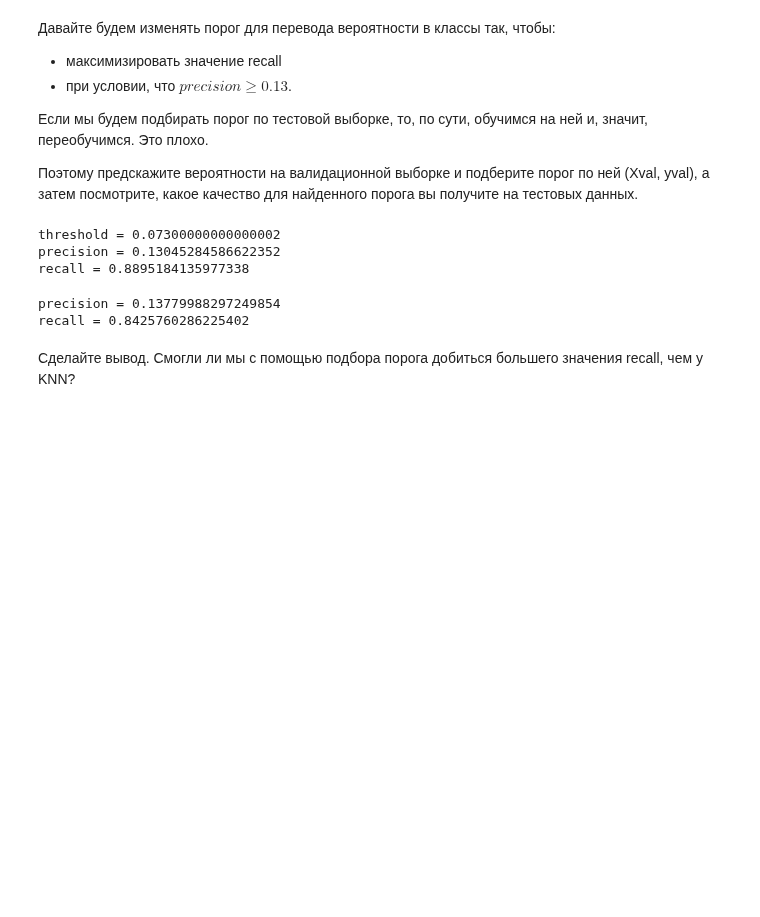
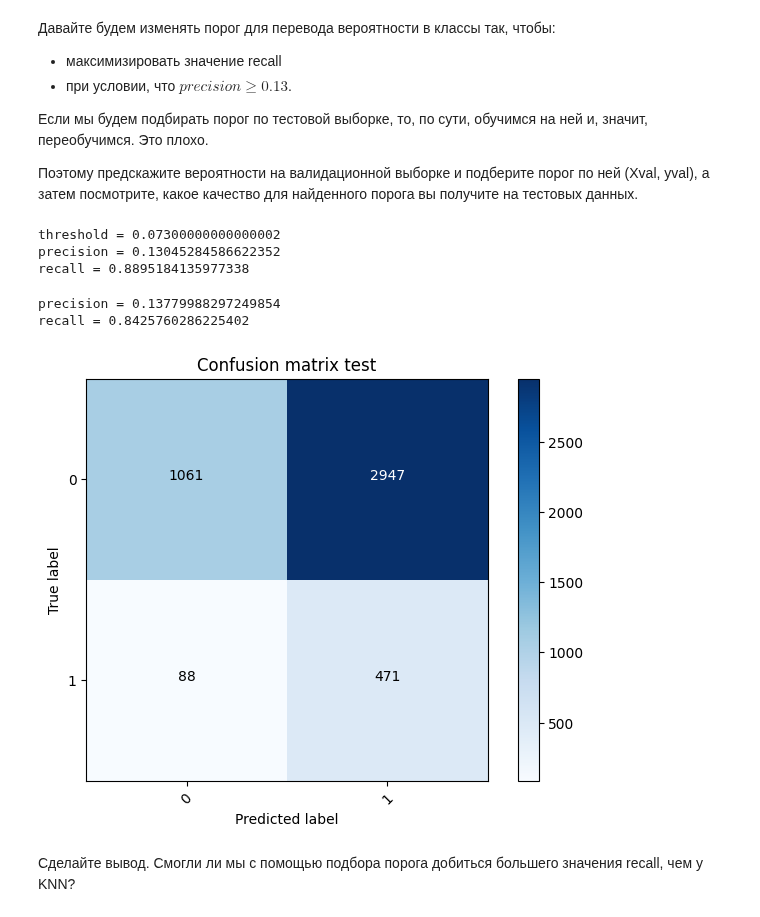
Before and after one commit to IgorKolotushkin/machine_learning_ds, a Jupyter notebook: hw5/Практическая работа. Линейная классификация. Логистическая регрессия.ipynb, the cells around one changed output. Drawn from its saved outputs; the diff is of its cells as text; code cells hidden in the pictures; blank space fills up the shorter version.

```diff
--- a/hw5/Практическая работа. Линейная классификация. Логистическая регрессия.ipynb
+++ b/hw5/Практическая работа. Линейная классификация. Логистическая регрессия.ipynb
@@ -233,15 +230,21 @@ recall = 0.8895184135977338
 # %%
 # по найденному порогу переведите вероятности в классы на тесте и напечатайте метрики
 
 probs_test = lr.predict_proba(Xtest)
 
 classes = (probs_test[:, 1] > 0.073).astype(int)
 
 print("precision =", precision_score(ytest, classes))
 print("recall =", recall_score(ytest, classes))
+plot_confusion_matrix(
+    confusion_matrix(ytest, classes),
+    classes=['0','1'],
+    title='Confusion matrix test',
+    )
 # %% [output]
 precision = 0.13779988297249854
 recall = 0.8425760286225402
+[figure, added]
 # %% [markdown]
 Сделайте вывод. Смогли ли мы с помощью подбора порога добиться большего значения recall, чем у KNN?
 # %%
```
Also changed, not shown: parts of 15 cells of this notebook.
